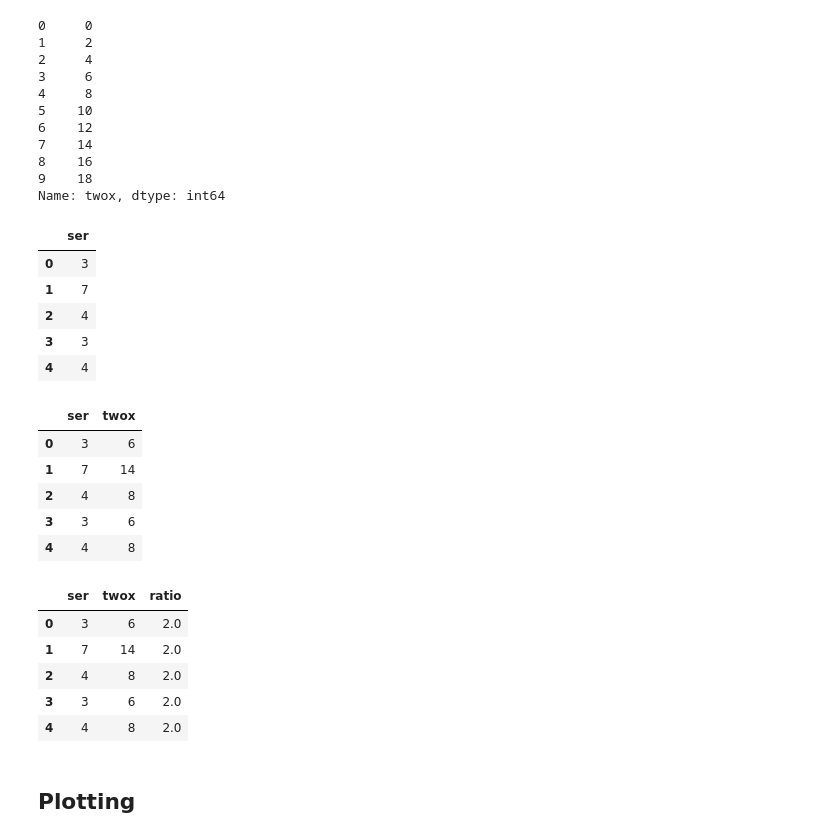
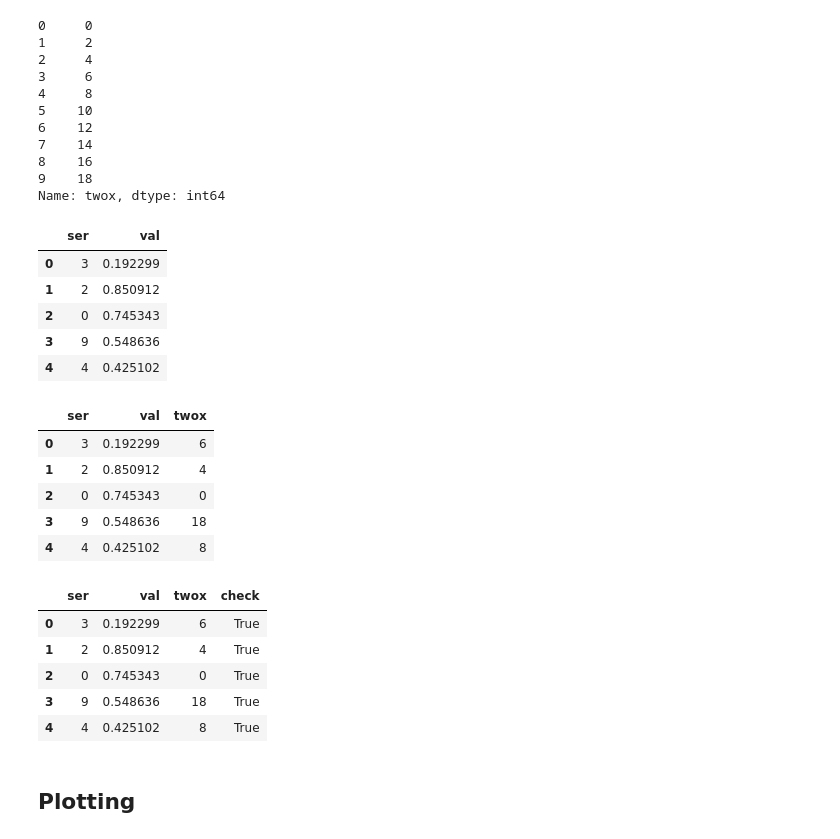
Before and after one commit to iamlemec/data_science, a Jupyter notebook: Session_2.ipynb, the cells around one changed output. Drawn from its saved outputs; the diff is of its cells as text; code cells hidden in the pictures.

```diff
--- a/Session_2.ipynb
+++ b/Session_2.ipynb
@@ -252,35 +260,38 @@ mapp
 9    18
 Name: twox, dtype: int64
 # %%
-init = pd.DataFrame({'ser': np.random.randint(10, size=100)})
+init = pd.DataFrame({
+    'ser': np.random.randint(10, size=100),
+    'val': np.random.rand(100)
+})
 init.head()
 # %% [output]
-|  | ser |
-| 0 | 3 |
-| 1 | 7 |
-| 2 | 4 |
-| 3 | 3 |
-| 4 | 4 |
+|  | ser | val |
+| 0 | 3 | 0.192299 |
+| 1 | 2 | 0.850912 |
+| 2 | 0 | 0.745343 |
+| 3 | 9 | 0.548636 |
+| 4 | 4 | 0.425102 |
 # %%
 final = init.join(mapp, on='ser')
 final.head()
 # %% [output]
-|  | ser | twox |
-| 0 | 3 | 6 |
-| 1 | 7 | 14 |
-| 2 | 4 | 8 |
-| 3 | 3 | 6 |
-| 4 | 4 | 8 |
+|  | ser | val | twox |
+| 0 | 3 | 0.192299 | 6 |
+| 1 | 2 | 0.850912 | 4 |
+| 2 | 0 | 0.745343 | 0 |
+| 3 | 9 | 0.548636 | 18 |
+| 4 | 4 | 0.425102 | 8 |
 # %%
-final['ratio'] = final['twox']/final['ser']
+final['check'] = final['twox'] == 2*final['ser']
 final.head()
 # %% [output]
-|  | ser | twox | ratio |
-| 0 | 3 | 6 | 2.0 |
-| 1 | 7 | 14 | 2.0 |
-| 2 | 4 | 8 | 2.0 |
-| 3 | 3 | 6 | 2.0 |
-| 4 | 4 | 8 | 2.0 |
+|  | ser | val | twox | check |
+| 0 | 3 | 0.192299 | 6 | True |
+| 1 | 2 | 0.850912 | 4 | True |
+| 2 | 0 | 0.745343 | 0 | True |
+| 3 | 9 | 0.548636 | 18 | True |
+| 4 | 4 | 0.425102 | 8 | True |
 # %% [markdown]
 ## Plotting
 # %%
```
Also changed, not shown: parts of 36 cells of this notebook, 1 other file.
